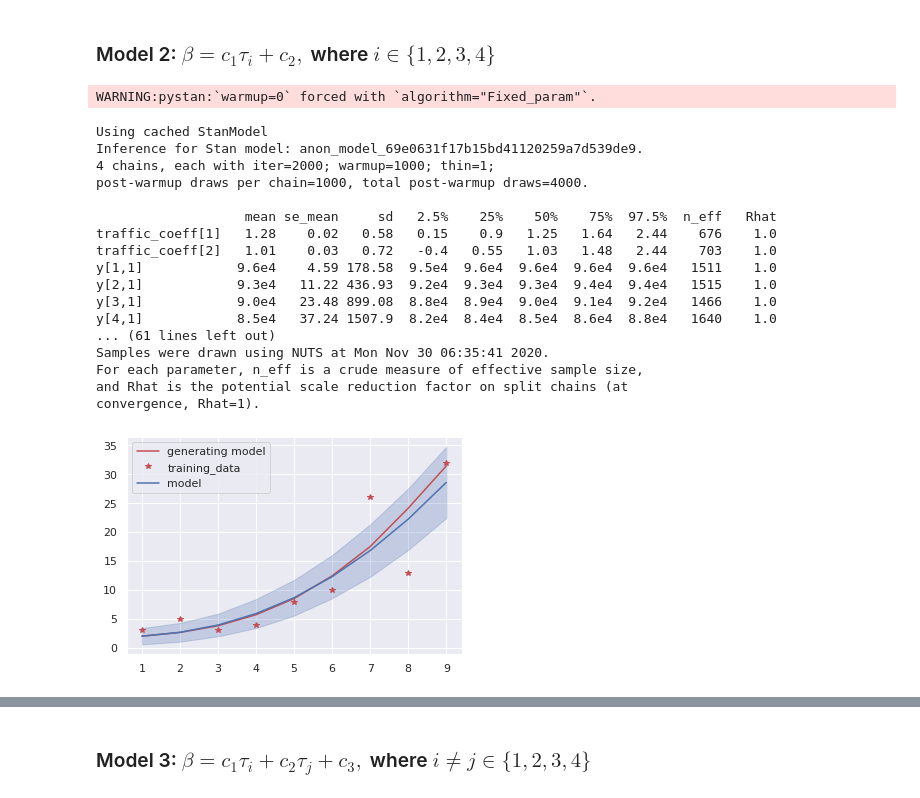
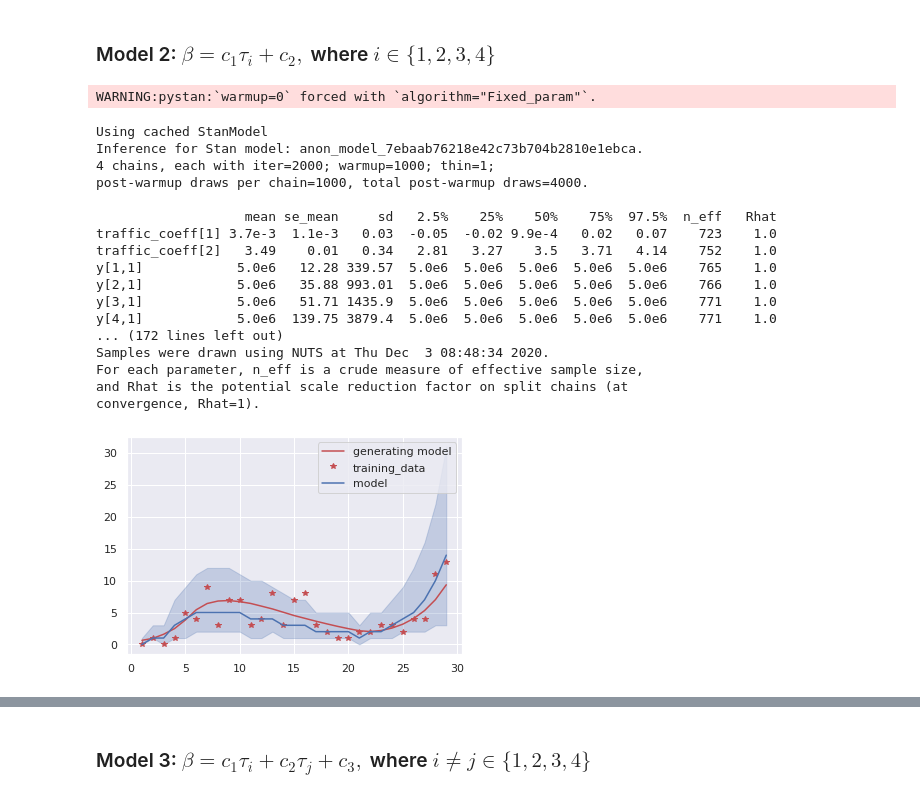
Before and after one commit to tommi-grohn/Corona_Bayesian, a Jupyter notebook: Project_Corona.ipynb, the cells around one changed output, grey strips where cells are left out. Cells and saved outputs as stored; diff of their text form; code cells hidden in the pictures.

Commit message:
better optimized model

```diff
--- a/Project_Corona.ipynb
+++ b/Project_Corona.ipynb
@@ -392,7 +396,8 @@ def traffic_component_gen(t, shape, loc, floor, inversed=False):
     '''
     exp_val = np.exp((np.array(t) - loc + np.random.normal(size=len(t)))* shape)
     sigmoid = exp_val / (exp_val + 1)
-    sigmoid = sigmoid * floor + floor
     if inversed:
+        sigmoid = sigmoid * floor + floor
         return -1 * sigmoid + 1 + floor
+    sigmoid = sigmoid * floor + (1 - floor)
     return sigmoid
@@ -404,0 +404,5 @@ plt.show()
+# %%
+ts = np.array(list(range(1, 30)))
+traffic = np.concatenate([traffic_component_gen(ts[:20], 5, 4, 1, True), traffic_component_gen(ts[20:], 0.1, 30, 1, False)])
+plt.plot(ts, traffic)
+plt.show()
@@ -407,9 +413,9 @@ Testing and plotting
 # %%
 def shadedplot(x, dat, fill=True, label='', color='b'):
     ret = np.empty((3, dat.shape[1]))
-    ret[0, :] = np.mean(dat, axis=0)
-    ret[1, :] = ret[0, :] - np.std(dat, axis=0)
-    ret[2, :] = ret[0, :] + np.std(dat, axis=0)
+    ret[0, :] = np.quantile(dat, 0.5, axis=0)
+    ret[1, :] = ret[0, :] - np.quantile(dat, 0.25, axis=0)
+    ret[2, :] = ret[0, :] + np.quantile(dat, 0.75, axis=0)
     p = plt.plot(x, ret[0, :], label=label, color=color)
     if fill:
         plt.fill_between(x, ret[1, :], ret[2, :], color=color, alpha=0.25)
@@ -431,18 +437,18 @@ def test_model(data, model, traffic, traffic_coeffs):
 # %%
 # Boilerplate data for model testing
 
-ts = list(range(1, 10))
+ts = list(range(1, 30))
 n_prediction = 0
 n_training = len(ts)
-N = 100000
-e0 = 100
+N = 5000000
+e0 = 10
 i0 = 1000
-r0 = 1000
+r0 = 10
 y0 = [N - e0 - i0 - r0, e0, i0, r0]
 t0 = 0
 D_e = 5.3
 D_i = 5
-alpha = 0.01
+alpha = 0.003
 
 seir_data = {
     "n_training": n_training,
@@ -490,26 +612,27 @@ convergence, Rhat=1).
 # %% [markdown]
 ### Model 2: $\beta = c_1 \tau_i + c_2,$ where $i \in \{1,2,3,4 \}$
 # %%
-traffic = traffic_component_gen(ts, 2, 3, 0.5, True).reshape(-1,1)
-traffic_coeff = np.array([2, 0.2])
+traffic = np.concatenate([traffic_component_gen(ts[:20], 5, 4, 1, True), traffic_component_gen(ts[20:], 0.1, 30, 1, False)])
+traffic = traffic.reshape(-1, 1)
+traffic_coeff = np.array([0, 3])
 test_model(seir_data, sm, traffic, traffic_coeff)
 # %% [output]
 WARNING:pystan:`warmup=0` forced with `algorithm="Fixed_param"`.
 Using cached StanModel
-Inference for Stan model: anon_model_69e0631f17b15bd41120259a7d539de9.
+Inference for Stan model: anon_model_7ebaab76218e42c73b704b2810e1ebca.
 4 chains, each with iter=2000; warmup=1000; thin=1;
 post-warmup draws per chain=1000, total post-warmup draws=4000.
 
                    mean se_mean     sd   2.5%    25%    50%    75%  97.5%  n_eff   Rhat
-traffic_coeff[1]   1.28    0.02   0.58   0.15    0.9   1.25   1.64   2.44    676    1.0
-traffic_coeff[2]   1.01    0.03   0.72   -0.4   0.55   1.03   1.48   2.44    703    1.0
-y[1,1]            9.6e4    4.59 178.58  9.5e4  9.6e4  9.6e4  9.6e4  9.6e4   1511    1.0
-y[2,1]            9.3e4   11.22 436.93  9.2e4  9.3e4  9.3e4  9.4e4  9.4e4   1515    1.0
-y[3,1]            9.0e4   23.48 899.08  8.8e4  8.9e4  9.0e4  9.1e4  9.2e4   1466    1.0
-y[4,1]            8.5e4   37.24 1507.9  8.2e4  8.4e4  8.5e4  8.6e4  8.8e4   1640    1.0
-... (61 lines left out)
-Samples were drawn using NUTS at Mon Nov 30 06:35:41 2020.
+traffic_coeff[1] 3.7e-3  1.1e-3   0.03  -0.05  -0.02 9.9e-4   0.02   0.07    723    1.0
+traffic_coeff[2]   3.49    0.01   0.34   2.81   3.27    3.5   3.71   4.14    752    1.0
+y[1,1]            5.0e6   12.28 339.57  5.0e6  5.0e6  5.0e6  5.0e6  5.0e6    765    1.0
+y[2,1]            5.0e6   35.88 993.01  5.0e6  5.0e6  5.0e6  5.0e6  5.0e6    766    1.0
+y[3,1]            5.0e6   51.71 1435.9  5.0e6  5.0e6  5.0e6  5.0e6  5.0e6    771    1.0
+y[4,1]            5.0e6  139.75 3879.4  5.0e6  5.0e6  5.0e6  5.0e6  5.0e6    771    1.0
+... (172 lines left out)
+Samples were drawn using NUTS at Thu Dec  3 08:48:34 2020.
 For each parameter, n_eff is a crude measure of effective sample size,
 and Rhat is the potential scale reduction factor on split chains (at
 convergence, Rhat=1).
-[figure, old version]
+[figure, new version]
```
Also changed, not shown: parts of 18 cells of this notebook, 2 other files.
